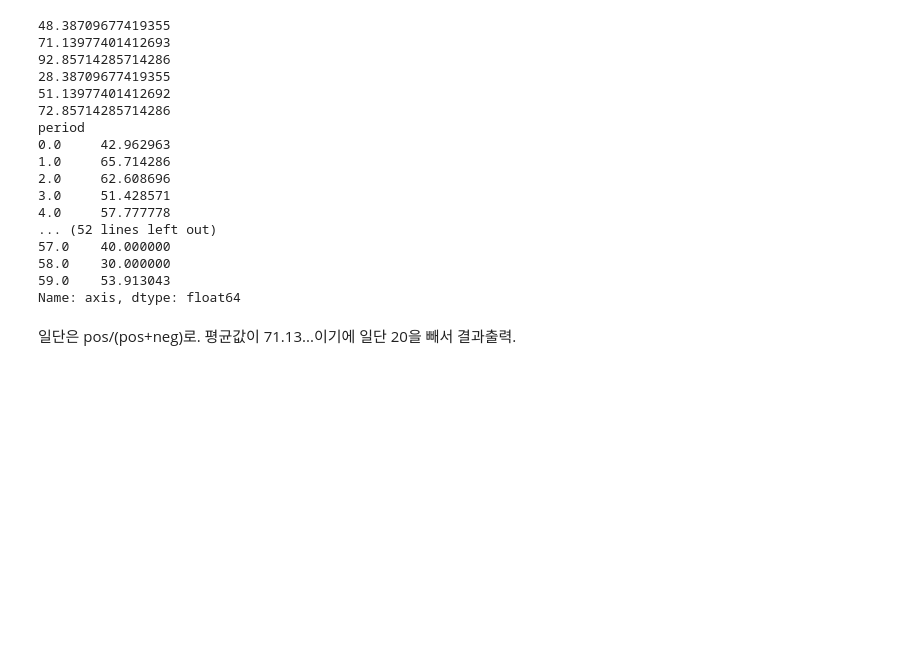
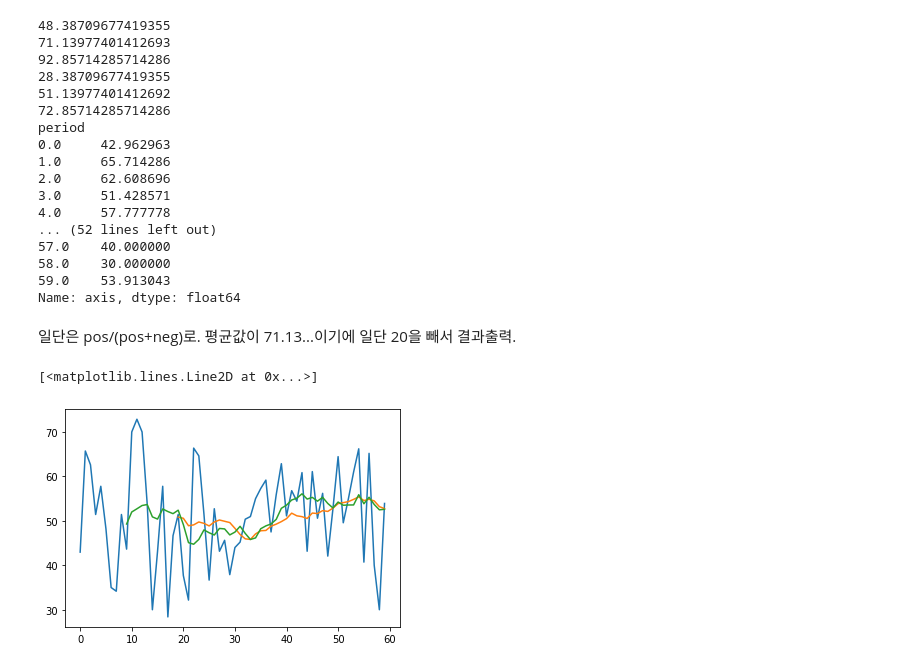
Before and after one commit to Think-JIn99/crypto_reaction_check, a Jupyter notebook: reddit_scrapper/src/result.ipynb, the cells around one changed output. Saved outputs shown, nothing was run; the diff lists cells and outputs as text; code cells hidden in the pictures; blank space fills up the shorter version.

```diff
--- a/reddit_scrapper/src/result.ipynb
+++ b/reddit_scrapper/src/result.ipynb
@@ -75,3 +75,15 @@ Name: axis, dtype: float64
 # %% [markdown]
  일단은 pos/(pos+neg)로.
  평균값이 71.13...이기에 일단 20을 빼서 결과출력.
+# %%
+import matplotlib.pyplot as plt
+import numpy as np
+
+mov20 = df2['axis'].rolling(20).mean()
+mov10 = df2['axis'].rolling(10).mean()
+plt.plot(df2['axis'])
+plt.plot(mov20)
+plt.plot(mov10)
+# %% [output]
+[<matplotlib.lines.Line2D at 0x...>]
+[figure, added]
```
Also changed, not shown: parts of 3 cells of this notebook.
